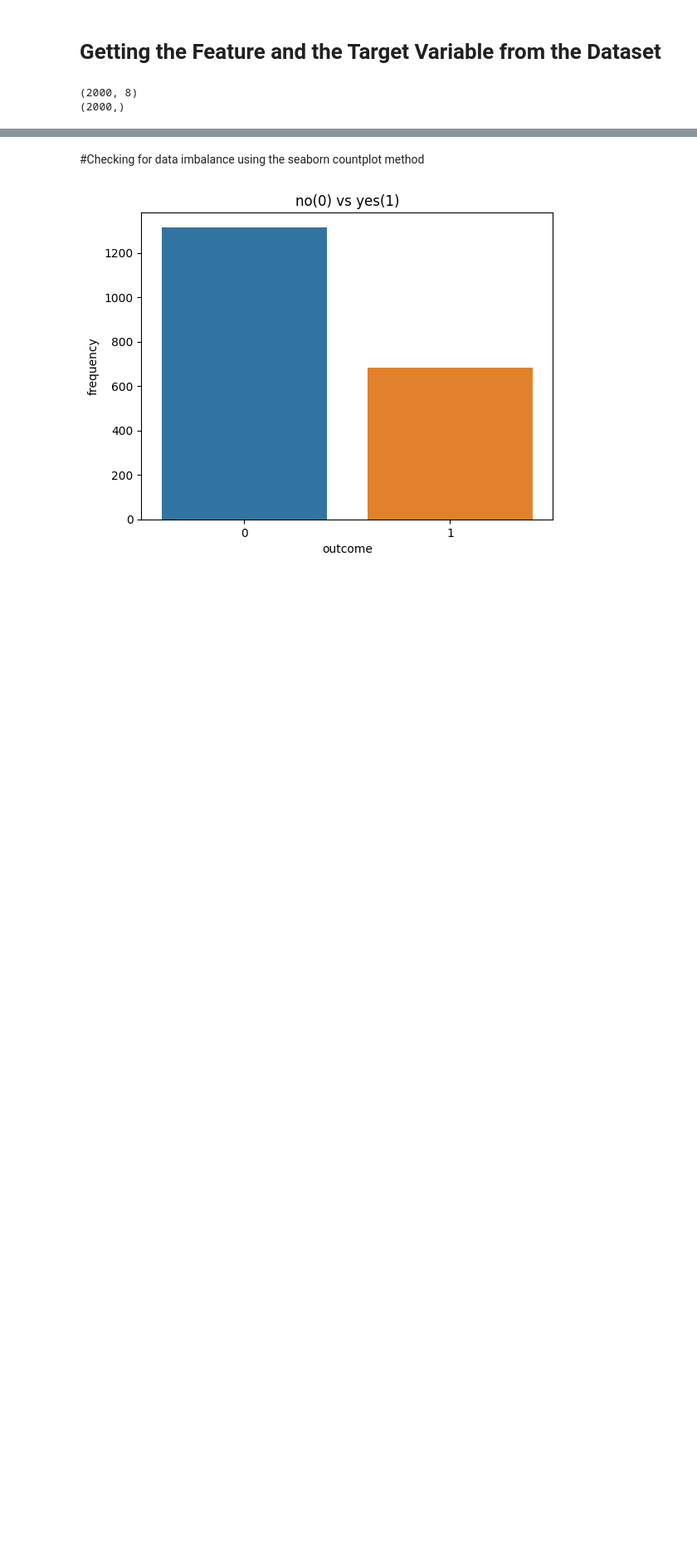
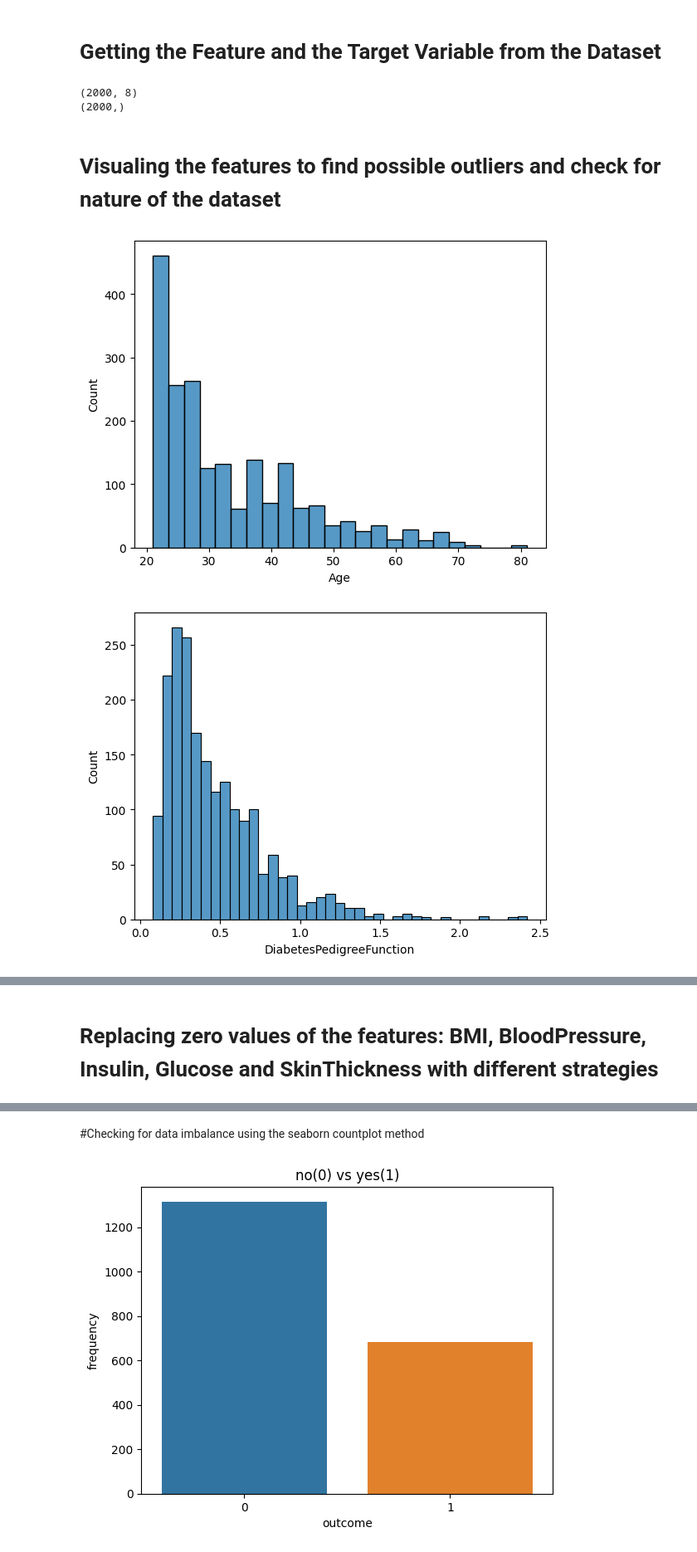
Before and after one commit to Jtandoh01/Disease-Prediction-ML-DCIT311, a Jupyter notebook: End_of_semester_project_DCIT313.ipynb, the cells around one changed output, grey strips where cells are left out. Shown at 83% size. Saved outputs shown, nothing was run; the diff lists cells and outputs as text; code cells hidden in the pictures; blank space fills up the shorter version.

```diff
--- a/End_of_semester_project_DCIT313.ipynb
+++ b/End_of_semester_project_DCIT313.ipynb
@@ -44,3 +44,28 @@ print(target.shape)
 # %% [output]
 (2000, 8)
 (2000,)
+# %% [markdown]
+# Visualing the features to find possible outliers and check for nature of the dataset
+# %%
+sns.histplot(data=data,x='Age')
+plt.show()
+
+sns.histplot(data=data,x ='DiabetesPedigreeFunction')
+plt.show()
+
+sns.histplot(data=data,x ='Insulin')
+plt.show()
+
+sns.histplot(data=data, x="SkinThickness")
+plt.show()
+sns.histplot(data= data, x= 'Pregnancies')
+plt.show()
+sns.histplot(data =data, x = 'Glucose')
+plt.show()
+sns.histplot(data =data, x = 'BMI')
+plt.show()
+sns.histplot(data =data, x = 'BloodPressure')
+plt.show()
+# %% [output]
+[figure, added]
+[figure, added]
@@ -46,0 +78,2 @@ print(target.shape)
+# %% [markdown]
+# Replacing zero values of the features: BMI, BloodPressure, Insulin, Glucose and SkinThickness with different strategies
```
Also changed, not shown: parts of 40 cells of this notebook.
